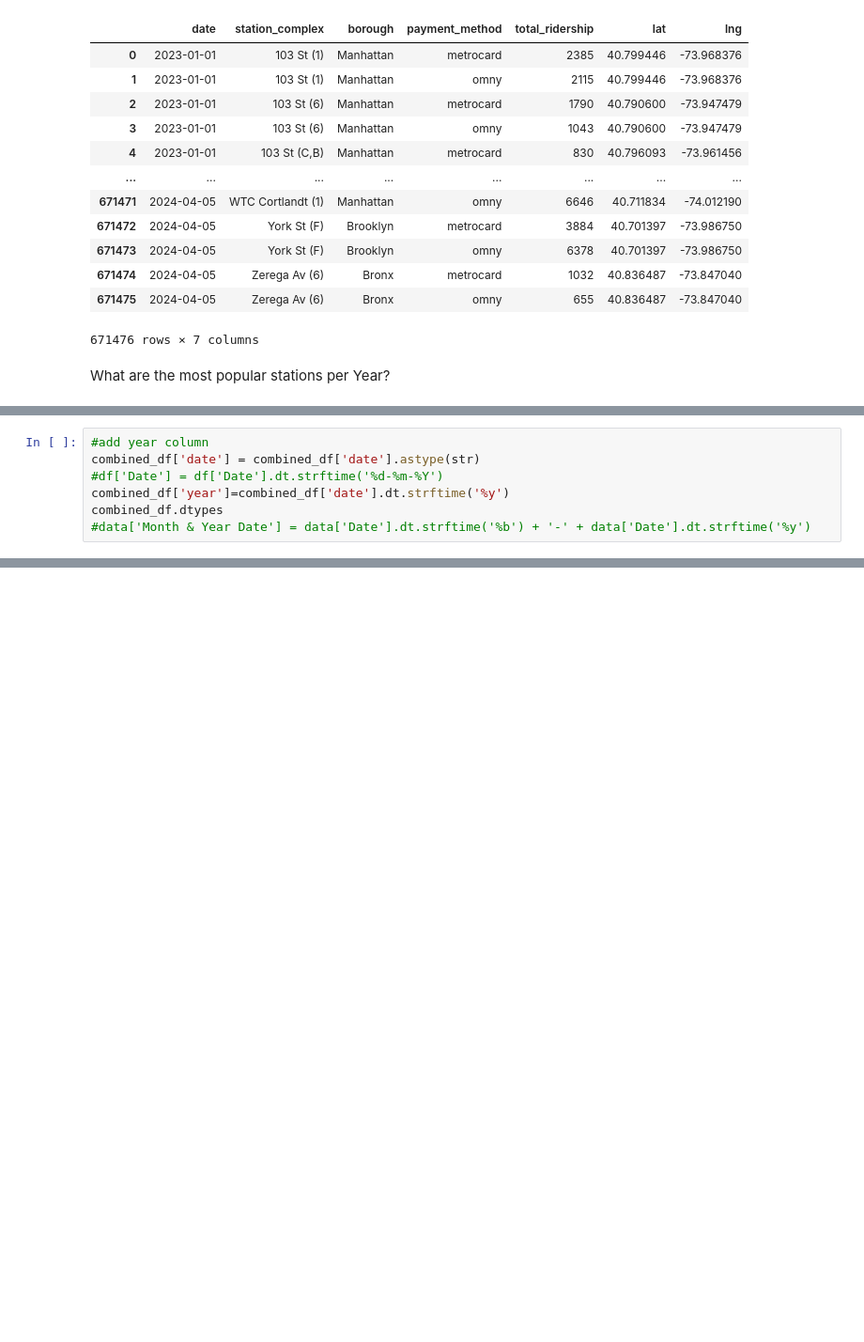
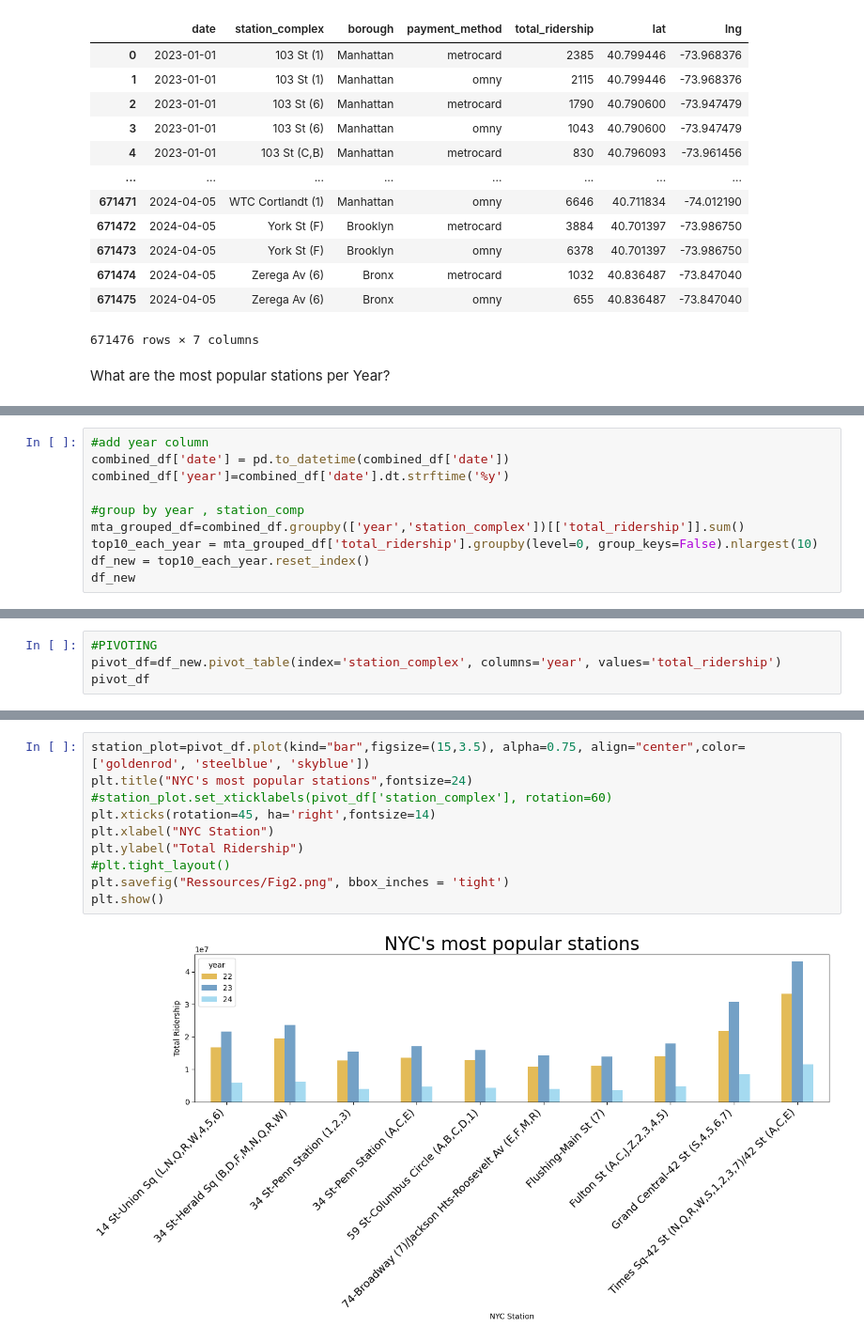
Before and after one commit to KZahraeloula/MTA_Analysis_project, a Jupyter notebook: mta_analysis_za.ipynb, the cells around one changed output, grey strips where cells are left out. Shown at 94% size. Cells and saved outputs as stored; diff of their text form; blank space fills up the shorter version.

```diff
--- a/mta_analysis_za.ipynb
+++ b/mta_analysis_za.ipynb
@@ -48,8 +97,11 @@ What are the most popular stations per Year?
 # %%
 #add year column
-combined_df['date'] = combined_df['date'].astype(str)
-#df['Date'] = df['Date'].dt.strftime('%d-%m-%Y')
+combined_df['date'] = pd.to_datetime(combined_df['date'])
 combined_df['year']=combined_df['date'].dt.strftime('%y')
-combined_df.dtypes
-#data['Month & Year Date'] = data['Date'].dt.strftime('%b') + '-' + data['Date'].dt.strftime('%y')
+
+#group by year , station_comp
+mta_grouped_df=combined_df.groupby(['year','station_complex'])[['total_ridership']].sum()
+top10_each_year = mta_grouped_df['total_ridership'].groupby(level=0, group_keys=False).nlargest(10)
+df_new = top10_each_year.reset_index()
+df_new
 # %% [output]
@@ -58,0 +125,4 @@ AttributeError: Can only use .dt accessor with datetimelike values
+# %%
+#PIVOTING
+pivot_df=df_new.pivot_table(index='station_complex', columns='year', values='total_ridership')
+pivot_df
@@ -58,0 +142,12 @@ AttributeError: Can only use .dt accessor with datetimelike values
+# %%
+station_plot=pivot_df.plot(kind="bar",figsize=(15,3.5), alpha=0.75, align="center",color=['goldenrod', 'steelblue', 'skyblue'])
+plt.title("NYC's most popular stations",fontsize=24)
+#station_plot.set_xticklabels(pivot_df['station_complex'], rotation=60)
+plt.xticks(rotation=45, ha='right',fontsize=14)
+plt.xlabel("NYC Station")
+plt.ylabel("Total Ridership")
+#plt.tight_layout()
+plt.savefig("Ressources/Fig2.png", bbox_inches = 'tight')
+plt.show()
+# %% [output]
+[figure, added]
```
Also changed, not shown: parts of 22 cells of this notebook, 7 other files.
